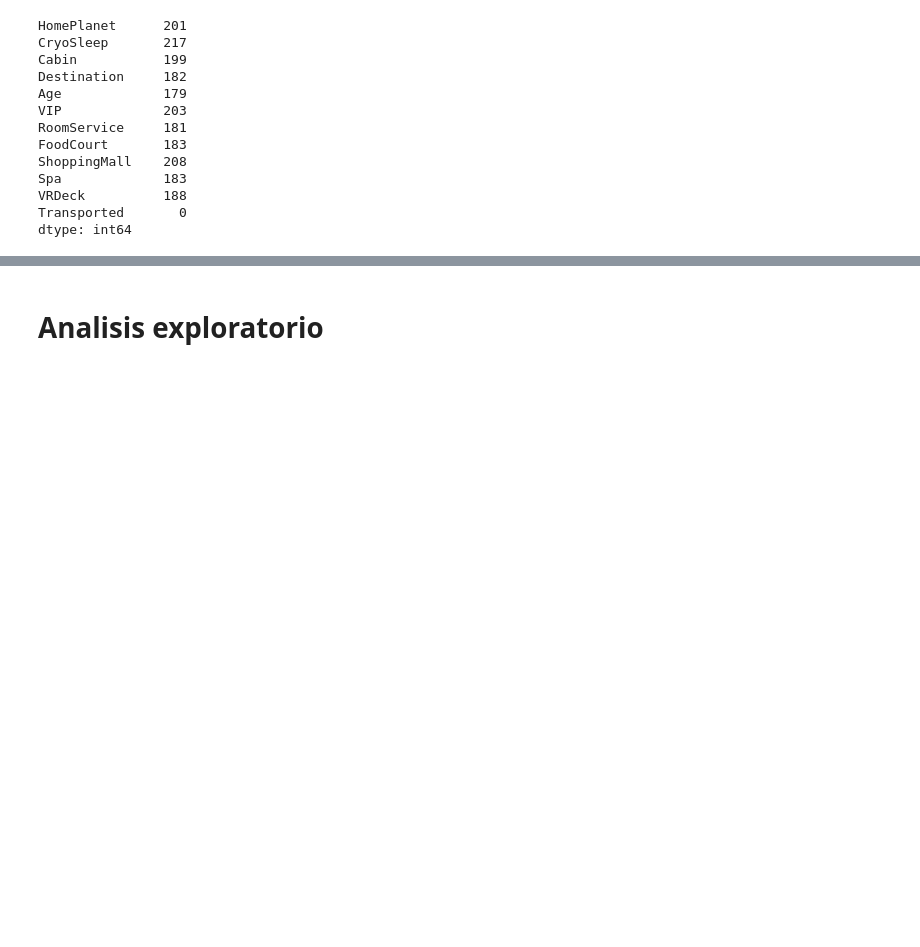
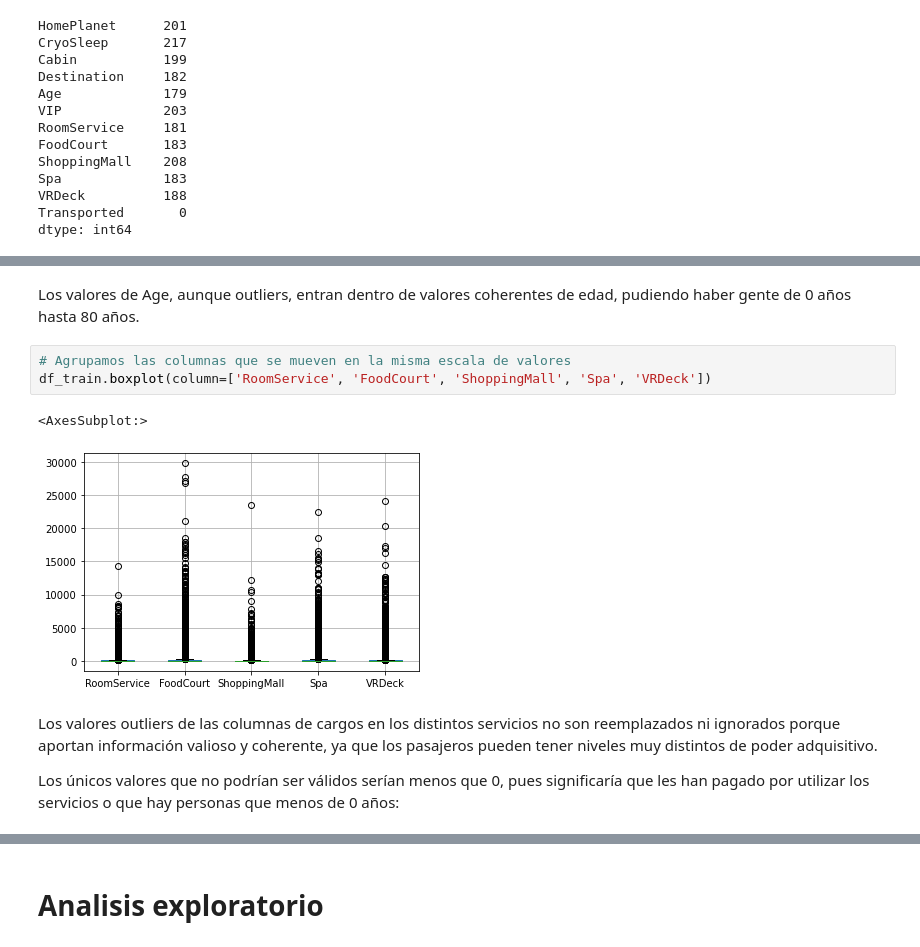
Before and after one commit to aliciacg7/spaceship-titanic-eda, a Jupyter notebook: spaceship-eda.ipynb, the cells around one changed output, grey strips where cells are left out. Saved outputs shown, nothing was run; the diff lists cells and outputs as text; blank space fills up the shorter version.

```diff
--- a/spaceship-eda.ipynb
+++ b/spaceship-eda.ipynb
@@ -131,0 +144,12 @@ df_train.head()
+# %% [markdown]
+Los valores de Age, aunque outliers, entran dentro de valores coherentes de edad, pudiendo haber gente de 0 años hasta 80 años.
+# %%
+# Agrupamos las columnas que se mueven en la misma escala de valores
+df_train.boxplot(column=['RoomService', 'FoodCourt', 'ShoppingMall', 'Spa', 'VRDeck'])
+# %% [output]
+<AxesSubplot:>
+[figure, added]
+# %% [markdown]
+Los valores outliers de las columnas de cargos en los distintos servicios no son reemplazados ni ignorados porque aportan información valioso y coherente, ya que los pasajeros pueden tener niveles muy distintos de poder adquisitivo.
+
+Los únicos valores que no podrían ser válidos serían menos que 0, pues significaría que les han pagado por utilizar los servicios o que hay personas que menos de 0 años:
```
Also changed, not shown: parts of 13 cells of this notebook.
